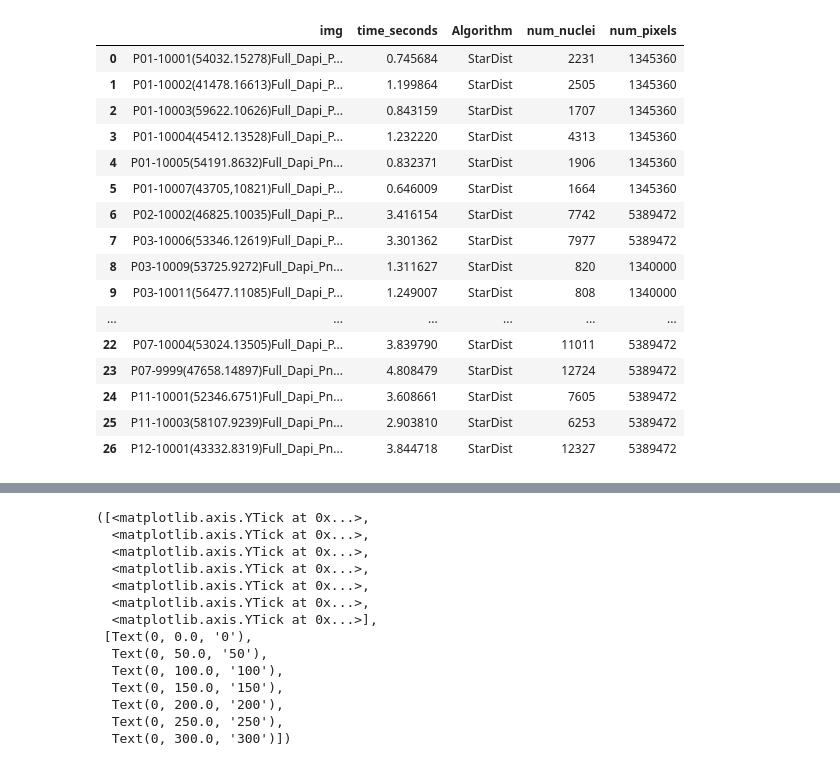
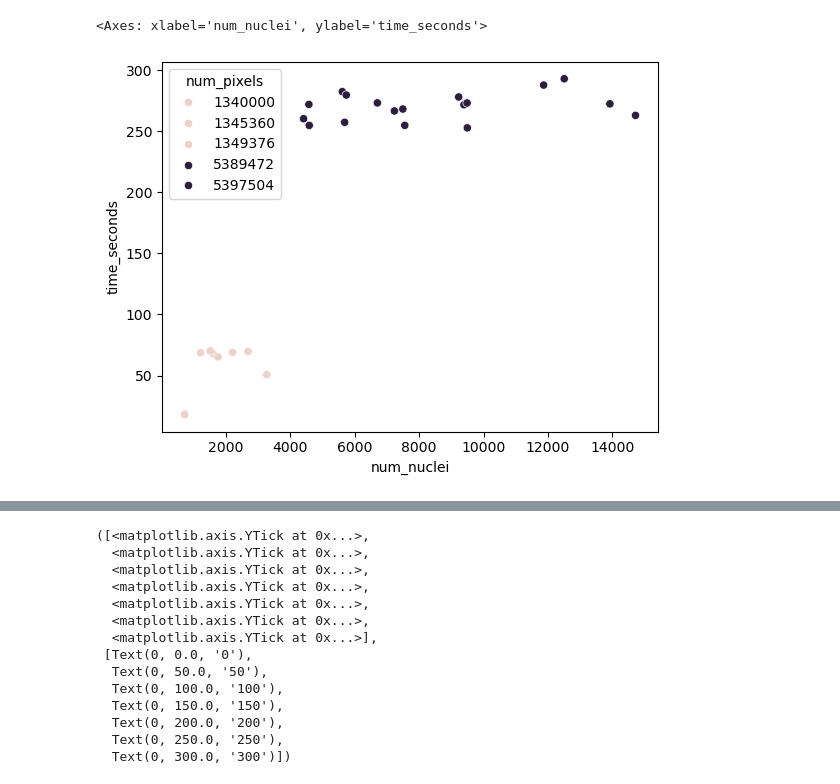
Before and after one commit to Shachi-Mittal-Lab/nuclear_segmentation, a Jupyter notebook: evaluation_pub/times_analysis.ipynb, the cells around one changed output, grey strips where cells are left out. Drawn from its saved outputs; the diff is of its cells as text; code cells hidden in the pictures.

Commit message:
GPU computation time in evaluation_pub"

```diff
--- a/evaluation_pub/times_analysis.ipynb
+++ b/evaluation_pub/times_analysis.ipynb
@@ -15,11 +18,11 @@ StarDist_imgs_path = r"D:\nuclear_seg\StarDist_preds\seg"
 Mesmer_imgs_path = r"D:\nuclear_seg\Mesmer_preds\seg"
 # %%
 Cellpose_times_df = pd.read_csv(Cellpose_times_path, index_col=0)
-Cellpose_times_df['Algorithm'] = 'Cellpose'
+Cellpose_times_df['Algorithm'] = 'Cellpose_CPU'
 StarDist_times_df = pd.read_csv(StarDist_times_path, index_col=0)
-StarDist_times_df['Algorithm'] = 'StarDist'
+StarDist_times_df['Algorithm'] = 'StarDist_CPU'
 Mesmer_times_df = pd.read_csv(Mesmer_times_path, index_col=0)
-Mesmer_times_df['Algorithm'] = 'Mesmer'
+Mesmer_times_df['Algorithm'] = 'Mesmer_CPU'
 # %%
 # Adding the number of nuclei per image
 
@@ -67,23 +70,8 @@ for file in Cellpose_times_df['img']:
     num_pixels = img_arr.shape[0] * img_arr.shape[1]
     num_pixels_list.append(num_pixels)
 Cellpose_times_df['num_pixels'] = num_pixels_list
-# %%
-StarDist_times_df
-# %% [output]
-|  | img | time_seconds | Algorithm | num_nuclei | num_pixels |
-| 0 | P01-10001(54032.15278)Full_Dapi_P... | 0.745684 | StarDist | 2231 | 1345360 |
-| 1 | P01-10002(41478.16613)Full_Dapi_P... | 1.199864 | StarDist | 2505 | 1345360 |
-| 2 | P01-10003(59622.10626)Full_Dapi_P... | 0.843159 | StarDist | 1707 | 1345360 |
-| 3 | P01-10004(45412.13528)Full_Dapi_P... | 1.232220 | StarDist | 4313 | 1345360 |
-| 4 | P01-10005(54191.8632)Full_Dapi_Pn... | 0.832371 | StarDist | 1906 | 1345360 |
-| 5 | P01-10007(43705,10821)Full_Dapi_P... | 0.646009 | StarDist | 1664 | 1345360 |
-| 6 | P02-10002(46825.10035)Full_Dapi_P... | 3.416154 | StarDist | 7742 | 5389472 |
-| 7 | P03-10006(53346.12619)Full_Dapi_P... | 3.301362 | StarDist | 7977 | 5389472 |
-| 8 | P03-10009(53725.9272)Full_Dapi_Pn... | 1.311627 | StarDist | 820 | 1340000 |
-| 9 | P03-10011(56477.11085)Full_Dapi_P... | 1.249007 | StarDist | 808 | 1340000 |
-| ... | ... | ... | ... | ... | ... |
-| 22 | P07-10004(53024.13505)Full_Dapi_P... | 3.839790 | StarDist | 11011 | 5389472 |
-| 23 | P07-9999(47658.14897)Full_Dapi_Pn... | 4.808479 | StarDist | 12724 | 5389472 |
-| 24 | P11-10001(52346.6751)Full_Dapi_Pn... | 3.608661 | StarDist | 7605 | 5389472 |
-| 25 | P11-10003(58107.9239)Full_Dapi_Pn... | 2.903810 | StarDist | 6253 | 5389472 |
-| 26 | P12-10001(43332.8319)Full_Dapi_Pn... | 3.844718 | StarDist | 12327 | 5389472 |
+# %%
+sns.scatterplot(data=Cellpose_times_df, x='num_nuclei', y='time_seconds', hue='num_pixels')
+# %% [output]
+<Axes: xlabel='num_nuclei', ylabel='time_seconds'>
+[figure, added]
```
Also changed, not shown: parts of 32 cells of this notebook, 2 other files.
